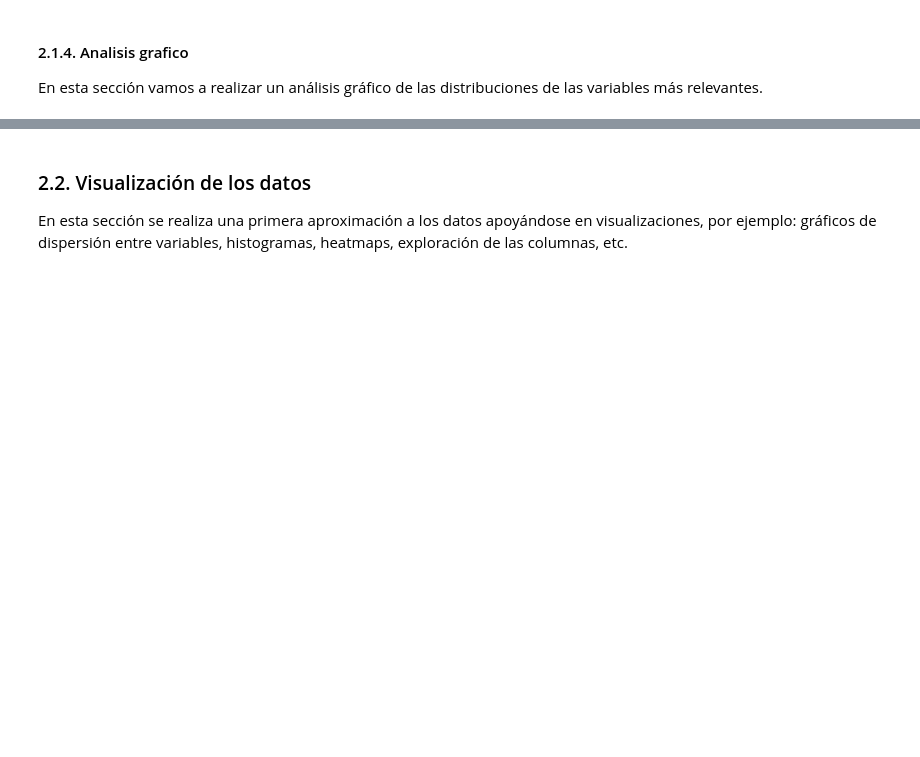
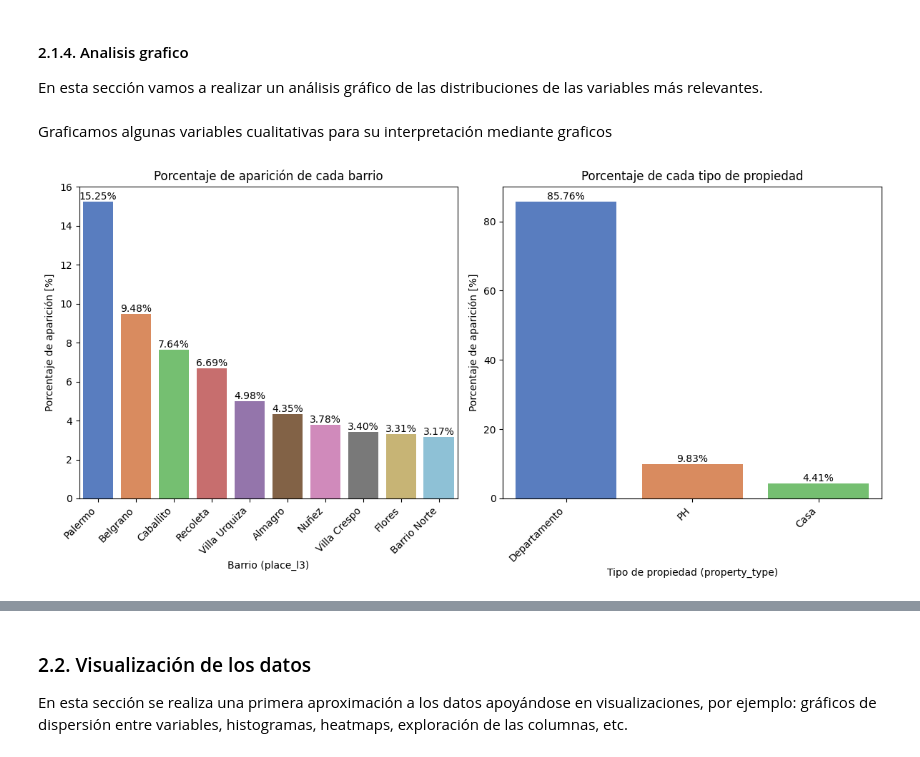
Before and after one commit to sttesta3/7506R-1C2024-GRUPO08, a Jupyter notebook: 7506R-1C2024-GRUPO08-CHECKPOINT_1.ipynb, the cells around one changed output, grey strips where cells are left out. Drawn from its saved outputs; the diff is of its cells as text; code cells hidden in the pictures; blank space fills up the shorter version.

```diff
--- a/7506R-1C2024-GRUPO08-CHECKPOINT_1.ipynb
+++ b/7506R-1C2024-GRUPO08-CHECKPOINT_1.ipynb
@@ -445,3 +483,56 @@ ds_properati.head()
 #### 2.1.4. Analisis grafico
 
 En esta sección vamos a realizar un análisis gráfico de las distribuciones de las variables más relevantes.
+# %% [markdown]
+Graficamos algunas variables cualitativas para su interpretación mediante graficos
+# %%
+# Porcentaje de aparición de cada barrio en un TOP 10
+barrios_top = (ds_properati["place_l3"].value_counts(normalize=True) * 100).head(10)
+
+# Porcentaje de cada tipo de propiedad publicada.
+tipos_de_propiedad = ds_properati["property_type"].value_counts(normalize=True) * 100
+
+# Creo una figura para almacenar mis  dos subgráficos
+plt.figure(figsize=(12, 6))
+
+
+# Subgráfico 1 - Barrios TOP 10
+plt.subplot(1, 2, 1) # Ubico la grafica en la fila 1, columna 1
+
+# Grafico mis datos.
+sns.barplot(x=barrios_top.index,
+            y=barrios_top.values,
+            palette="muted")
+
+# Agrego etiquetas de porcentaje en las barras
+for index, value in enumerate(barrios_top):
+    plt.text(index, value, f'{value:.2f}%', ha="center", va="bottom")
+
+plt.xticks(rotation=45, ha="right") # roto las etiquetas del eje X
+plt.xlabel("Barrio (place_l3)") # agrego un label al eje x
+plt.ylabel("Porcentaje de aparición [%]") # agrego un label al eje y
+plt.title('Porcentaje de aparición de cada barrio')
+
+
+# Subgráfico 2 - Tipos de propiedad
+plt.subplot(1, 2, 2) # Ubico la grafica en la fila 1, columna 2
+
+# Grafico mis datos.
+sns.barplot(x = tipos_de_propiedad.index,
+            y = tipos_de_propiedad,
+            palette="muted")
+
+# Agrego etiquetas de porcentaje en las barras
+for index, value in enumerate(tipos_de_propiedad):
+    plt.text(index, value, f'{value:.2f}%', ha="center", va="bottom")
+
+plt.xticks(rotation=45, ha="right") # roto las etiquetas del eje X
+plt.xlabel("Tipo de propiedad (property_type)") # agrego un label al eje x
+plt.ylabel("Porcentaje de aparición [%]") # agrego un label al eje y
+plt.title("Porcentaje de cada tipo de propiedad")
+
+
+plt.tight_layout() # Ajusto el diseño de los subgraficos
+plt.show() # Imprimo el resultado.
+# %% [output]
+[figure, added]
```
Also changed, not shown: parts of 29 cells of this notebook.
